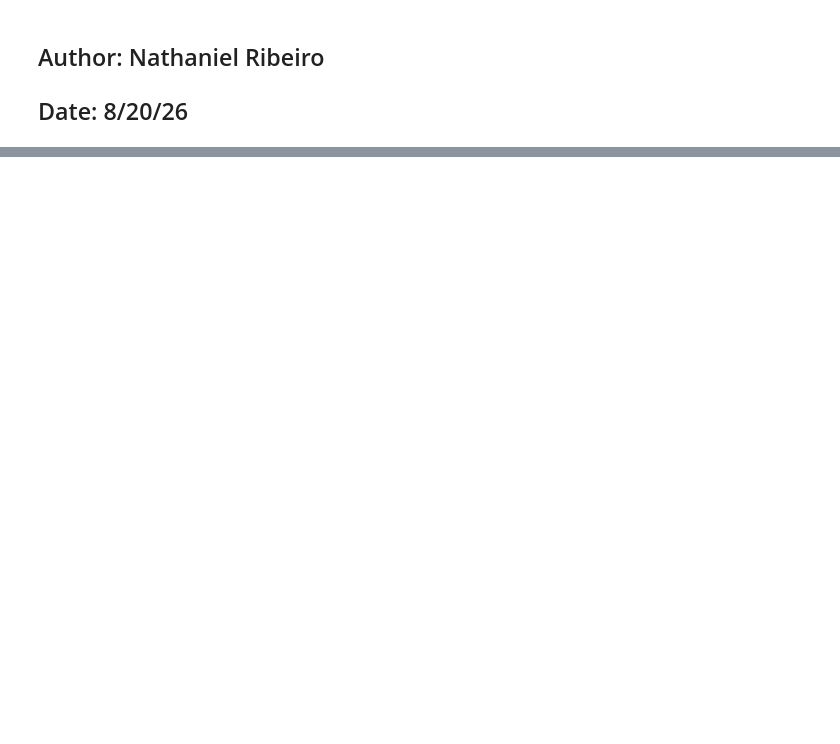
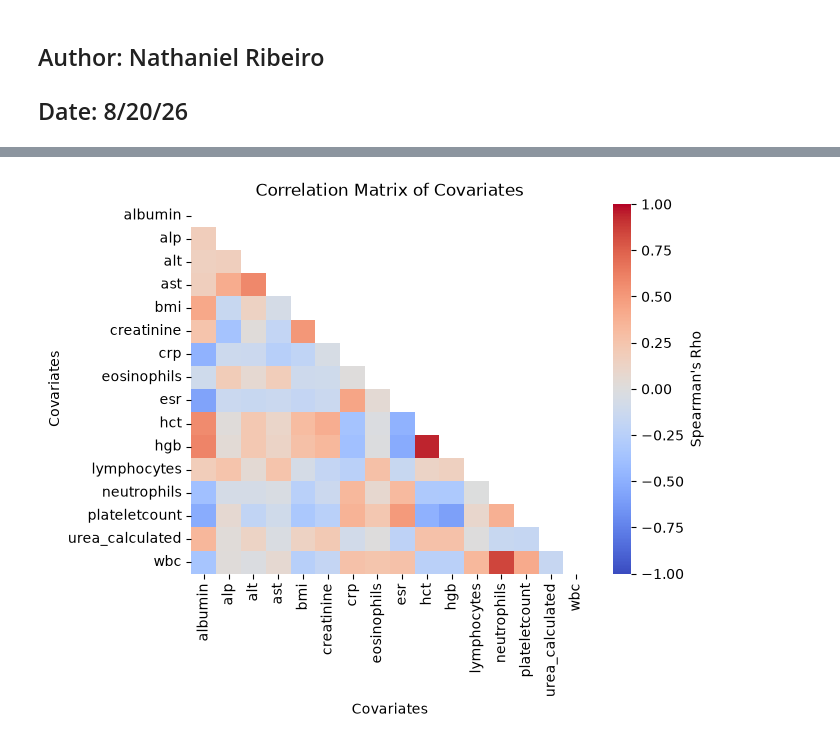
Before and after one commit to SyedLab-GI/BiologicDurabilitySurvivalAnalysis, a Jupyter notebook: SurvivalModeling.ipynb, the cells around one changed output, grey strips where cells are left out. Drawn from its saved outputs; the diff is of its cells as text; code cells hidden in the pictures; blank space fills up the shorter version.

```diff
--- a/SurvivalModeling.ipynb
+++ b/SurvivalModeling.ipynb
@@ -148,0 +467,3 @@ plt.show()
+# %%
+duke_df_with_covariates = add_covariates_to_duke_survival_df(duke_survival_df, duke_metadata_df)
+duke_df_with_covariates
@@ -148,0 +519,3 @@ plt.show()
+# %%
+duke_df_with_covariates = clean_and_impute(duke_df_with_covariates, 0.50)
+duke_df_with_covariates
@@ -148,0 +536,16 @@ plt.show()
+# %%
+import seaborn as sns
+import matplotlib.pyplot as plt
+correlation_df = duke_df_with_covariates.drop(columns=['start', 'stop', 'id', 'event']).corr(numeric_only=True, method="spearman")
+sns.heatmap(correlation_df,
+            cmap='coolwarm',
+            vmin=-1.0, vmax=1.0,
+            mask=np.triu(np.ones(shape=(len(correlation_df), len(correlation_df))), k=0),
+           cbar_kws = {'label': 'Spearman\'s Rho'}
+           )
+plt.title("Correlation Matrix of Covariates")
+plt.xlabel("Covariates")
+plt.ylabel("Covariates")
+plt.show()
+# %% [output]
+[figure, added]
```
Also changed, not shown: parts of 48 cells of this notebook, 5 other files.
